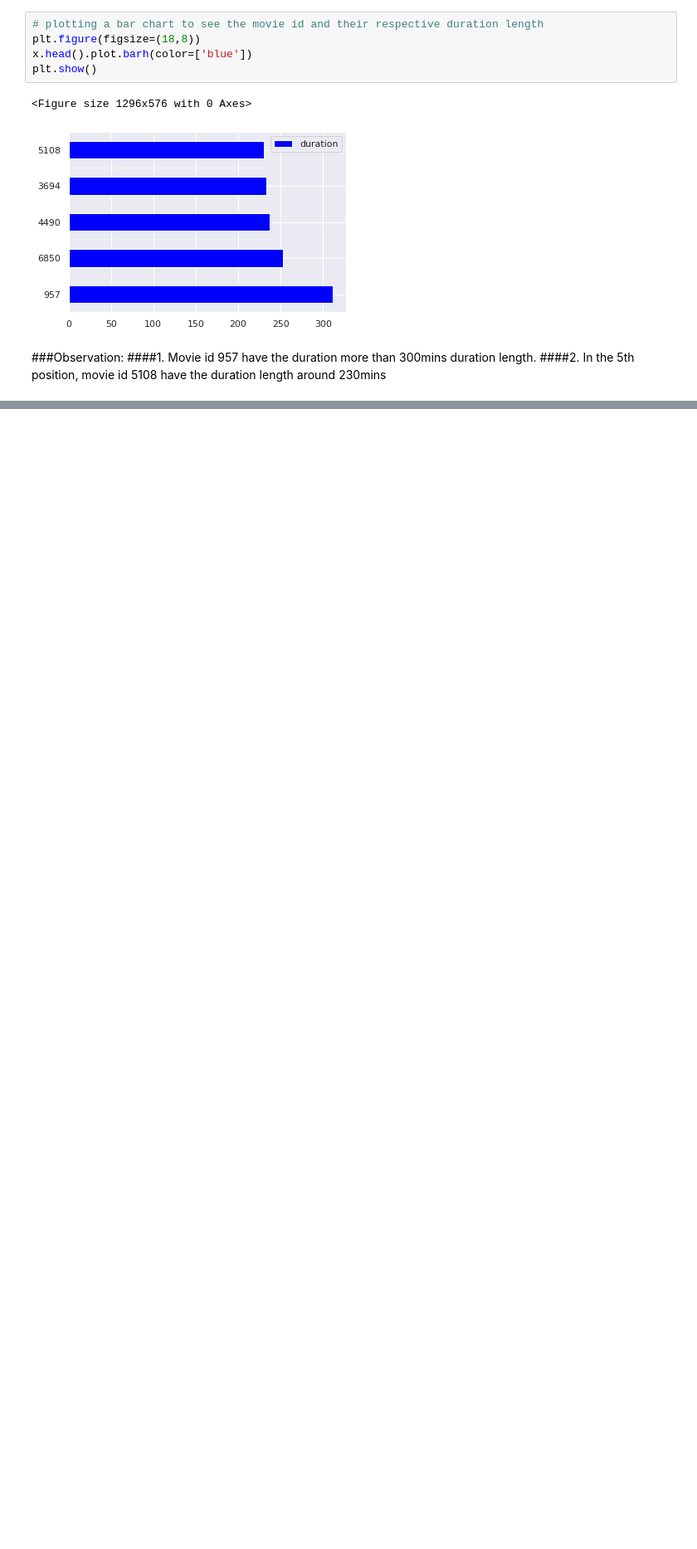
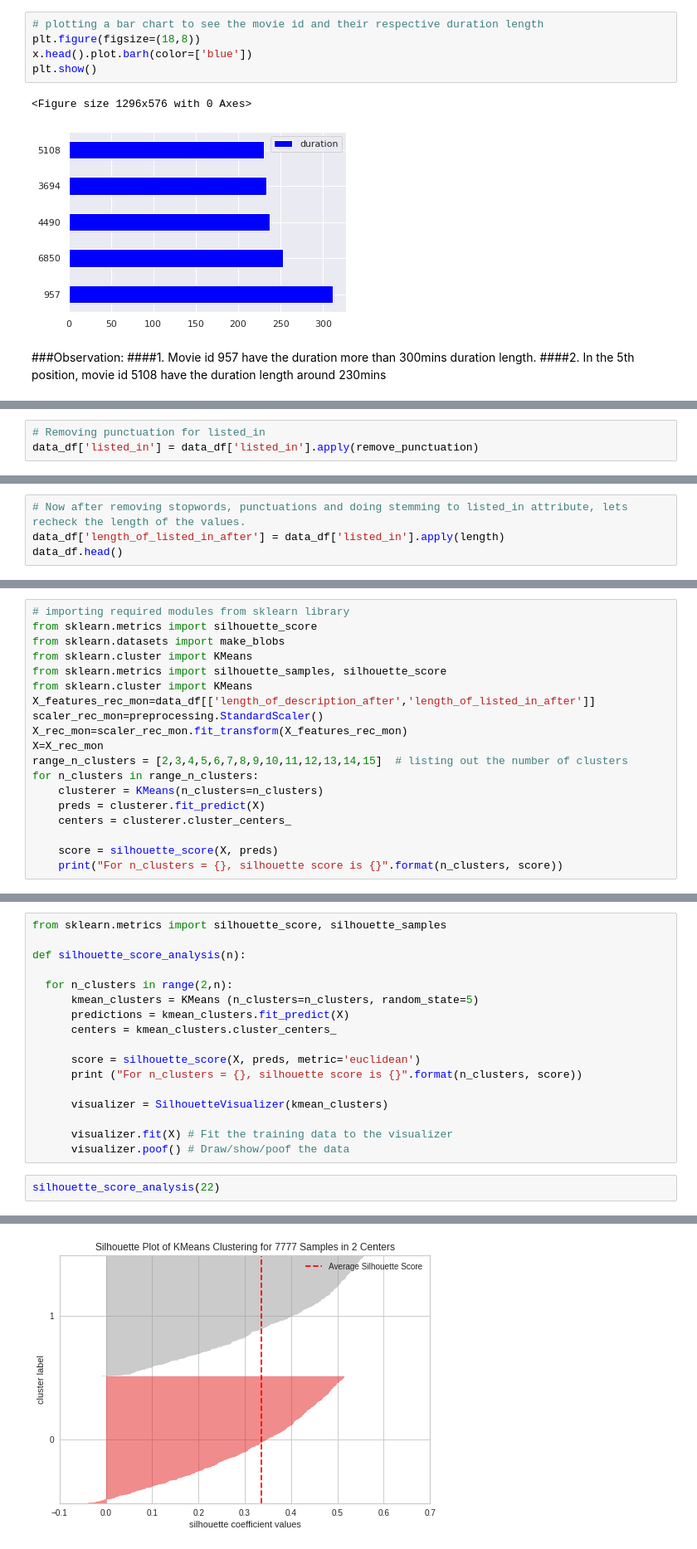
Before and after one commit to navinsambari123/NetFlix-Movies-and-TV-Shows-Clustering, a Jupyter notebook: Github_Netflix_Movies_and_TV_Shows_Clustering.ipynb, the cells around one changed output, grey strips where cells are left out. Shown at 83% size. Cells and saved outputs as stored; diff of their text form; blank space fills up the shorter version.

```diff
--- a/Github_Netflix_Movies_and_TV_Shows_Clustering.ipynb
+++ b/Github_Netflix_Movies_and_TV_Shows_Clustering.ipynb
@@ -829,0 +961,3 @@ plt.show()
+# %%
+# Removing punctuation for listed_in
+data_df['listed_in'] = data_df['listed_in'].apply(remove_punctuation)
@@ -829,0 +986,4 @@ plt.show()
+# %%
+# Now after removing stopwords, punctuations and doing stemming to listed_in attribute, lets recheck the length of the values.
+data_df['length_of_listed_in_after'] = data_df['listed_in'].apply(length)
+data_df.head()
@@ -829,0 +1011,19 @@ plt.show()
+# %%
+# importing required modules from sklearn library
+from sklearn.metrics import silhouette_score
+from sklearn.datasets import make_blobs
+from sklearn.cluster import KMeans
+from sklearn.metrics import silhouette_samples, silhouette_score
+from sklearn.cluster import KMeans
+X_features_rec_mon=data_df[['length_of_description_after','length_of_listed_in_after']]
+scaler_rec_mon=preprocessing.StandardScaler()
+X_rec_mon=scaler_rec_mon.fit_transform(X_features_rec_mon)
+X=X_rec_mon
+range_n_clusters = [2,3,4,5,6,7,8,9,10,11,12,13,14,15]  # listing out the number of clusters
+for n_clusters in range_n_clusters:
+    clusterer = KMeans(n_clusters=n_clusters)
+    preds = clusterer.fit_predict(X)
+    centers = clusterer.cluster_centers_
+
+    score = silhouette_score(X, preds)
+    print("For n_clusters = {}, silhouette score is {}".format(n_clusters, score))
@@ -829,0 +1048,20 @@ plt.show()
+# %%
+from sklearn.metrics import silhouette_score, silhouette_samples
+
+def silhouette_score_analysis(n):
+
+  for n_clusters in range(2,n):
+      kmean_clusters = KMeans (n_clusters=n_clusters, random_state=5)
+      predictions = kmean_clusters.fit_predict(X)
+      centers = kmean_clusters.cluster_centers_
+
+      score = silhouette_score(X, preds, metric='euclidean')
+      print ("For n_clusters = {}, silhouette score is {}".format(n_clusters, score))
+
+      visualizer = SilhouetteVisualizer(kmean_clusters)
+
+      visualizer.fit(X) # Fit the training data to the visualizer
+      visualizer.poof() # Draw/show/poof the data
+# %%
+silhouette_score_analysis(22)
+# %% [output]
@@ -829,0 +1069 @@ plt.show()
+[figure, added]
```
Also changed, not shown: parts of 52 cells of this notebook.
